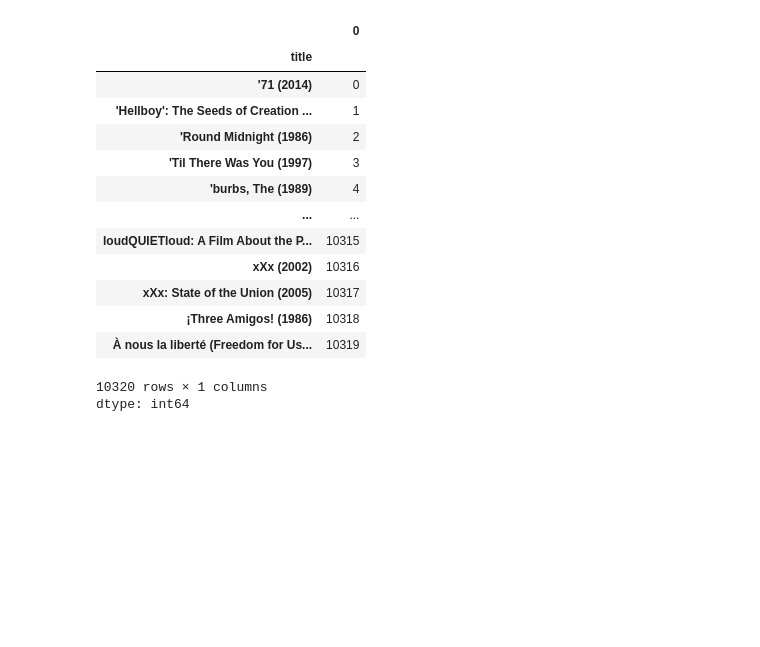
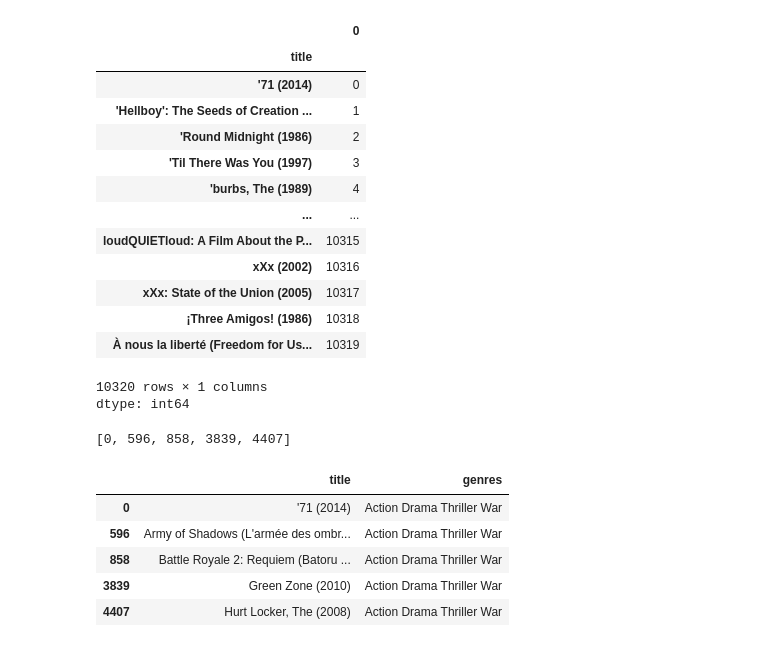
Before and after one commit to allenbiji/datascienceproject, a Jupyter notebook: Recommendationsystem.ipynb, the cells around one changed output. Saved outputs shown, nothing was run; the diff lists cells and outputs as text; code cells hidden in the pictures; blank space fills up the shorter version.

```diff
--- a/Recommendationsystem.ipynb
+++ b/Recommendationsystem.ipynb
@@ -310,0 +315,16 @@ dtype: int64
+# %%
+matched=sorted(scores,key=lambda x:x[1],reverse=True)[:5]
+# %%
+matched=[i[0] for i in matched]
+matched
+# %% [output]
+[0, 596, 858, 3839, 4407]
+# %%
+movies3.iloc[matched]
+# %% [output]
+|  | title | genres |
+| 0 | '71 (2014) | Action Drama Thriller War |
+| 596 | Army of Shadows (L'armée des ombr... | Action Drama Thriller War |
+| 858 | Battle Royale 2: Requiem (Batoru ... | Action Drama Thriller War |
+| 3839 | Green Zone (2010) | Action Drama Thriller War |
+| 4407 | Hurt Locker, The (2008) | Action Drama Thriller War |
```
Also changed, not shown: parts of 11 cells of this notebook.
